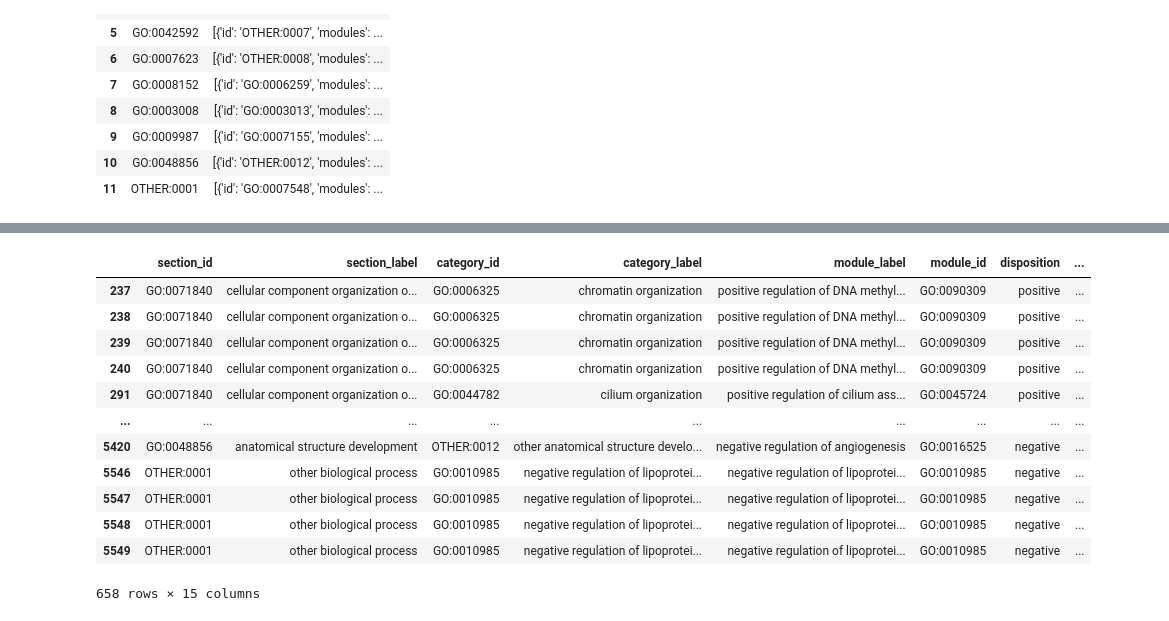
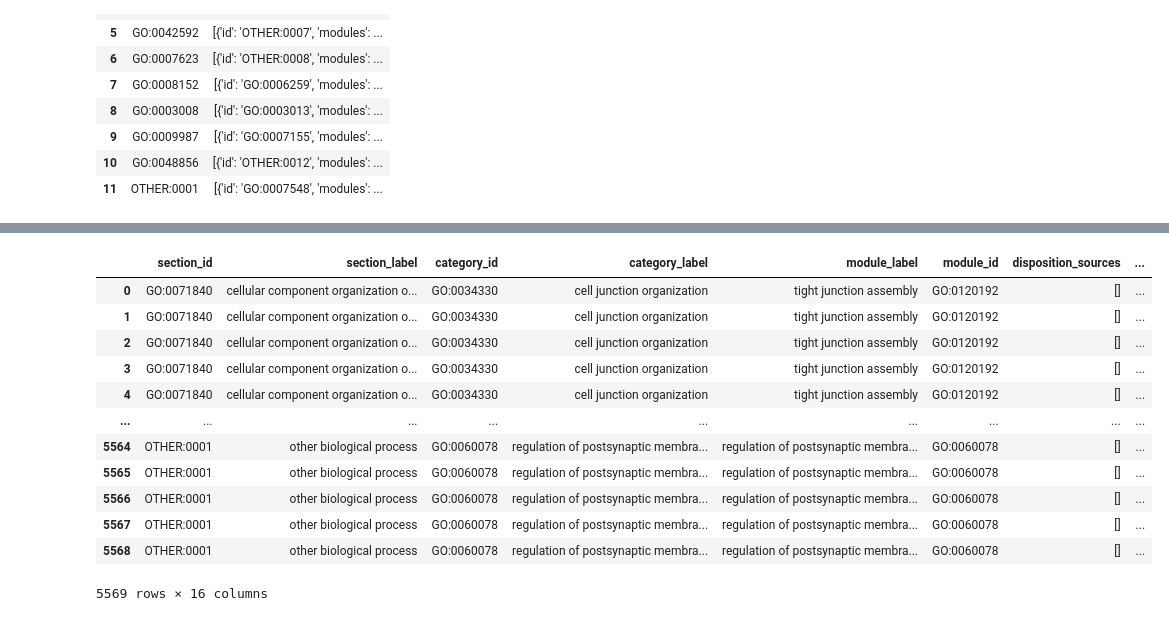
Before and after one commit to pantherdb/bpmodules-site, a Jupyter notebook: loader/playground.ipynb, the cells around one changed output, grey strips where cells are left out. Saved outputs shown, nothing was run; the diff lists cells and outputs as text; code cells hidden in the pictures.

Commit message:
Added the clean bp_modules on the script

```diff
--- a/loader/playground.ipynb
+++ b/loader/playground.ipynb
@@ -160,4 +139,9 @@ write_to_json(json_data, ospath.join(clean_ibd_modules_fp), indent=2)
 # %%
+def find_disposition_sources(module_id, df):
+    matching_terms = df[df['disposition_target_id'] == module_id]
+    sources = [{'term_id': row['id'], 'disposition': row['disposition']} for index, row in matching_terms.iterrows()]
+    return sources
+
 flattened_data = []
 
 for section in ibd_modules_df.itertuples(index=False):
@@ -170,6 +154,7 @@ for section in ibd_modules_df.itertuples(index=False):
         for module in category['modules']:
 
             module_id = module['module_term']
+            disposition_sources = find_disposition_sources(module_id, term_dispositions_df)
 
             node_count = len(module.get("nodes", []))
 
@@ -184,6 +169,7 @@ for section in ibd_modules_df.itertuples(index=False):
                     'section_id': section_id,
                     'category_id': category_id,
                     'module_id': module_id,
+                    'disposition_sources': disposition_sources,
                     'node_id': node_id,
                     'node_label': node_label,
                     'terms': term_info,
@@ -191,45 +177,47 @@ for section in ibd_modules_df.itertuples(index=False):
                     'category_count': category_count,
                     'module_count': module_count,
                     'node_count': node_count
                 })
 
 flat_df = pd.DataFrame(flattened_data)
 
 flat_df = flat_df.merge(terms_df, left_on='section_id', right_on='id', how='left', suffixes=('', '_section')).rename(columns={'label': 'section_label'})
 flat_df = flat_df.merge(terms_df, left_on='category_id', right_on='id', how='left', suffixes=('', '_category')).rename(columns={'label': 'category_label'})
 flat_df = flat_df.merge(terms_df, left_on='module_id', right_on='id', how='left', suffixes=('', '_module_term')).rename(columns={'label': 'module_label'})
 flat_df = flat_df.merge(term_dispositions_df, left_on='module_id', right_on='id', how='left')
 
 
 final_df = flat_df[['section_id',
                     'section_label',
                     'category_id',
                     'category_label',
                     'module_label',
                     'module_id',
+                    'disposition_sources',
                     'disposition',
                     'disposition_target_id',
                     'node_id',
                     'node_label',
                     'terms',
                     'leaf_genes',
                     'category_count',
                     'module_count',
                     'node_count']]
 
-final_filtered_df = final_df[final_df['disposition'].notna()]
-final_filtered_df
+
+
+final_df
 # %% [output]
-|  | section_id | section_label | category_id | category_label | module_label | module_id | disposition | ... |
-| 237 | GO:0071840 | cellular component organization o... | GO:0006325 | chromatin organization | positive regulation of DNA methyl... | GO:0090309 | positive | ... |
-| 238 | GO:0071840 | cellular component organization o... | GO:0006325 | chromatin organization | positive regulation of DNA methyl... | GO:0090309 | positive | ... |
-| 239 | GO:0071840 | cellular component organization o... | GO:0006325 | chromatin organization | positive regulation of DNA methyl... | GO:0090309 | positive | ... |
-| 240 | GO:0071840 | cellular component organization o... | GO:0006325 | chromatin organization | positive regulation of DNA methyl... | GO:0090309 | positive | ... |
-| 291 | GO:0071840 | cellular component organization o... | GO:0044782 | cilium organization | positive regulation of cilium ass... | GO:0045724 | positive | ... |
+|  | section_id | section_label | category_id | category_label | module_label | module_id | disposition_sources | ... |
+| 0 | GO:0071840 | cellular component organization o... | GO:0034330 | cell junction organization | tight junction assembly | GO:0120192 | [] | ... |
+| 1 | GO:0071840 | cellular component organization o... | GO:0034330 | cell junction organization | tight junction assembly | GO:0120192 | [] | ... |
+| 2 | GO:0071840 | cellular component organization o... | GO:0034330 | cell junction organization | tight junction assembly | GO:0120192 | [] | ... |
+| 3 | GO:0071840 | cellular component organization o... | GO:0034330 | cell junction organization | tight junction assembly | GO:0120192 | [] | ... |
+| 4 | GO:0071840 | cellular component organization o... | GO:0034330 | cell junction organization | tight junction assembly | GO:0120192 | [] | ... |
 | ... | ... | ... | ... | ... | ... | ... | ... | ... |
-| 5420 | GO:0048856 | anatomical structure development | OTHER:0012 | other anatomical structure develo... | negative regulation of angiogenesis | GO:0016525 | negative | ... |
-| 5546 | OTHER:0001 | other biological process | GO:0010985 | negative regulation of lipoprotei... | negative regulation of lipoprotei... | GO:0010985 | negative | ... |
-| 5547 | OTHER:0001 | other biological process | GO:0010985 | negative regulation of lipoprotei... | negative regulation of lipoprotei... | GO:0010985 | negative | ... |
-| 5548 | OTHER:0001 | other biological process | GO:0010985 | negative regulation of lipoprotei... | negative regulation of lipoprotei... | GO:0010985 | negative | ... |
-| 5549 | OTHER:0001 | other biological process | GO:0010985 | negative regulation of lipoprotei... | negative regulation of lipoprotei... | GO:0010985 | negative | ... |
+| 5564 | OTHER:0001 | other biological process | GO:0060078 | regulation of postsynaptic membra... | regulation of postsynaptic membra... | GO:0060078 | [] | ... |
+| 5565 | OTHER:0001 | other biological process | GO:0060078 | regulation of postsynaptic membra... | regulation of postsynaptic membra... | GO:0060078 | [] | ... |
+| 5566 | OTHER:0001 | other biological process | GO:0060078 | regulation of postsynaptic membra... | regulation of postsynaptic membra... | GO:0060078 | [] | ... |
+| 5567 | OTHER:0001 | other biological process | GO:0060078 | regulation of postsynaptic membra... | regulation of postsynaptic membra... | GO:0060078 | [] | ... |
+| 5568 | OTHER:0001 | other biological process | GO:0060078 | regulation of postsynaptic membra... | regulation of postsynaptic membra... | GO:0060078 | [] | ... |
-658 rows × 15 columns
+5569 rows × 16 columns
```
Also changed, not shown: parts of 5 cells of this notebook, 15 other files.
